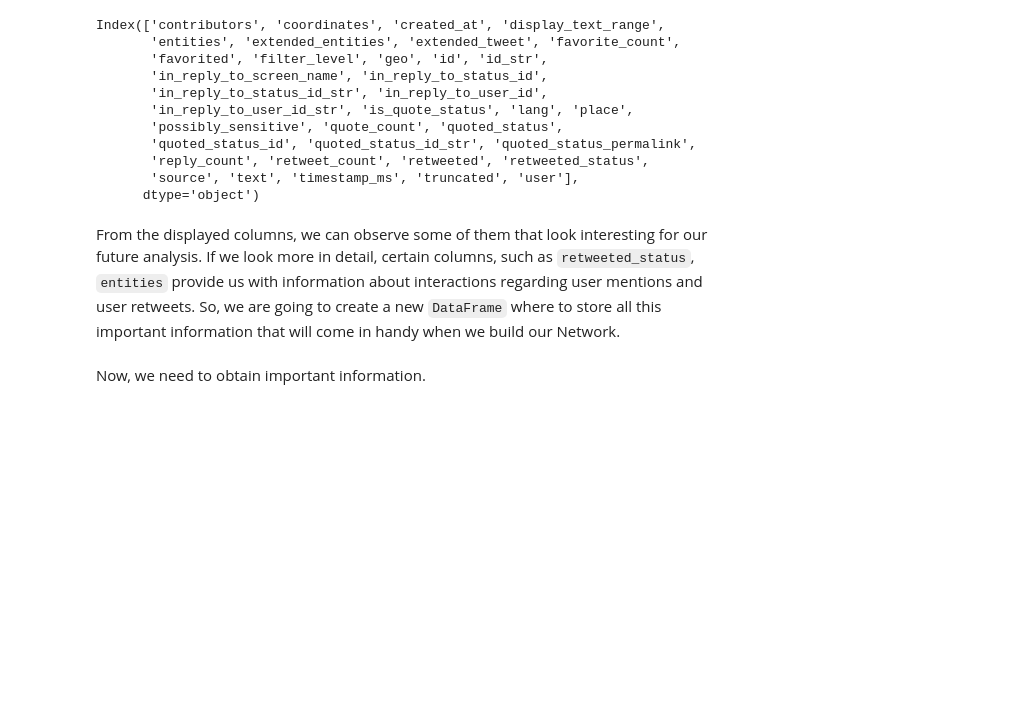
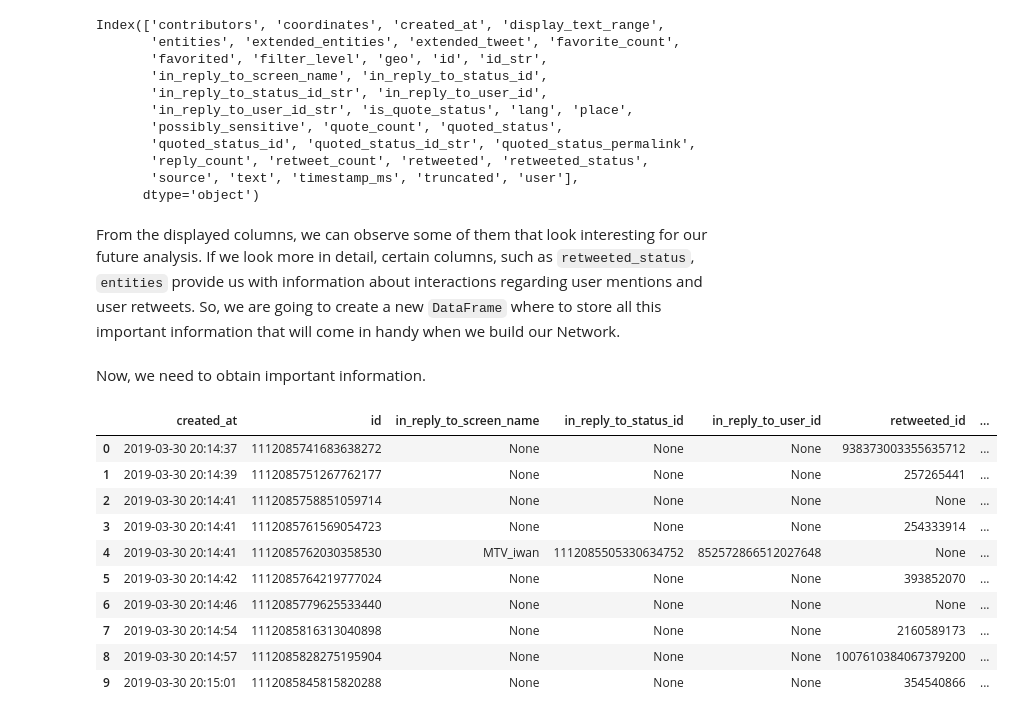
Before and after one commit to ugis22/analysing_twitter, a Jupyter notebook: Interaction Network.ipynb, the cells around one changed output. Cells and saved outputs as stored; diff of their text form; code cells hidden in the pictures; blank space fills up the shorter version.

```diff
--- a/Interaction Network.ipynb
+++ b/Interaction Network.ipynb
@@ -26,6 +26,8 @@ import networkx as nx
 ### Read json to DataFrame
 # %% [markdown]
 The information that we've collected is stored in the file 'tweets.txt'. Because this file has a JSON format, we'll take advantage of the `read_json` function of the pandas module.
+# %%
+pd.set_option('display.float_format', lambda x: '%.f' % x)
 # %%
 # Read json into a pandas dataframe
 tweets_df = pd.read_json("tweets.txt", lines=True)
@@ -88,7 +90,7 @@ def get_in_reply(tweets_final):
     # Just copy the 'in_reply' columns to the new dataframe
     tweets_final["in_reply_to_screen_name"] = tweets_df["in_reply_to_screen_name"]
     tweets_final["in_reply_to_status_id"] = tweets_df["in_reply_to_status_id"]
-    tweets_final["in_reply_to_user_id"] = tweets_df["in_reply_to_user_id_str"]
+    tweets_final["in_reply_to_user_id"]= tweets_df["in_reply_to_user_id"]
     return tweets_final
 # %%
 # Lastly fill the new dataframe with the important information
@@ -136 +134,15 @@ tweets_final.to_csv("tweets_final.csv")
+# %%
+tweets_final.head(10)
+# %% [output]
+|  | created_at | id | in_reply_to_screen_name | in_reply_to_status_id | in_reply_to_user_id | retweeted_id | ... |
+| 0 | 2019-03-30 20:14:37 | 1112085741683638272 | None | None | None | 938373003355635712 | ... |
+| 1 | 2019-03-30 20:14:39 | 1112085751267762177 | None | None | None | 257265441 | ... |
+| 2 | 2019-03-30 20:14:41 | 1112085758851059714 | None | None | None | None | ... |
+| 3 | 2019-03-30 20:14:41 | 1112085761569054723 | None | None | None | 254333914 | ... |
+| 4 | 2019-03-30 20:14:41 | 1112085762030358530 | MTV_iwan | 1112085505330634752 | 852572866512027648 | None | ... |
+| 5 | 2019-03-30 20:14:42 | 1112085764219777024 | None | None | None | 393852070 | ... |
+| 6 | 2019-03-30 20:14:46 | 1112085779625533440 | None | None | None | None | ... |
+| 7 | 2019-03-30 20:14:54 | 1112085816313040898 | None | None | None | 2160589173 | ... |
+| 8 | 2019-03-30 20:14:57 | 1112085828275195904 | None | None | None | 1007610384067379200 | ... |
+| 9 | 2019-03-30 20:15:01 | 1112085845815820288 | None | None | None | 354540866 | ... |
 # %%
```
Also changed, not shown: parts of 15 cells of this notebook.
